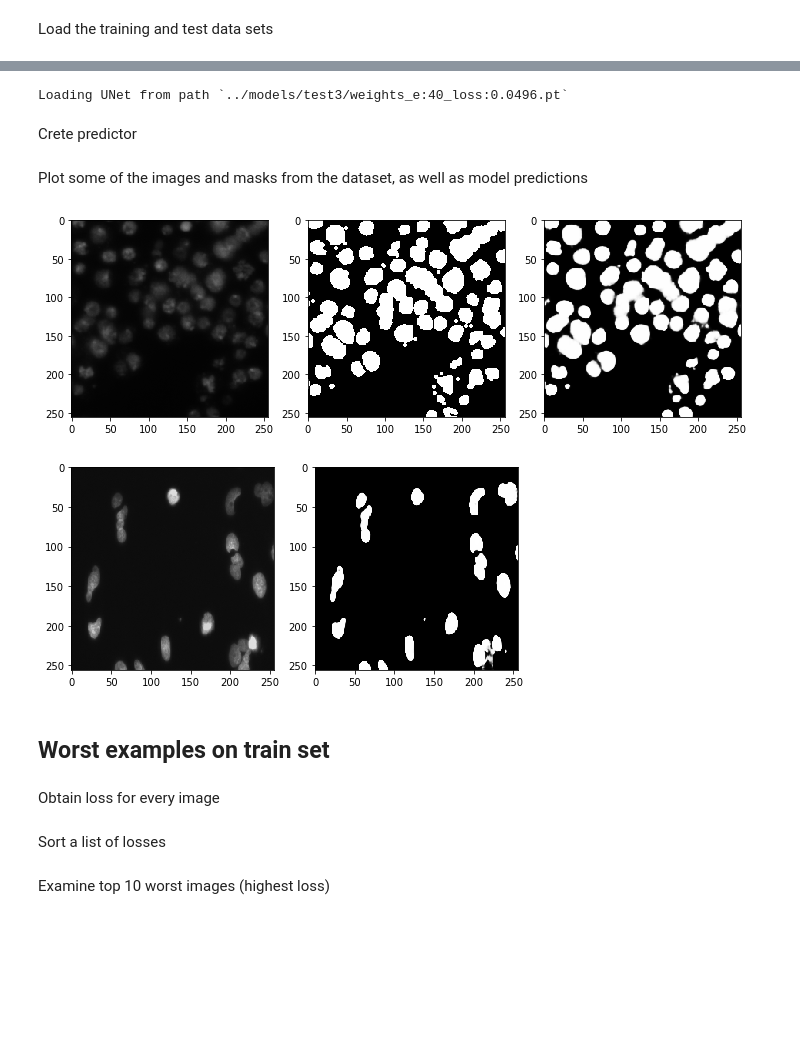
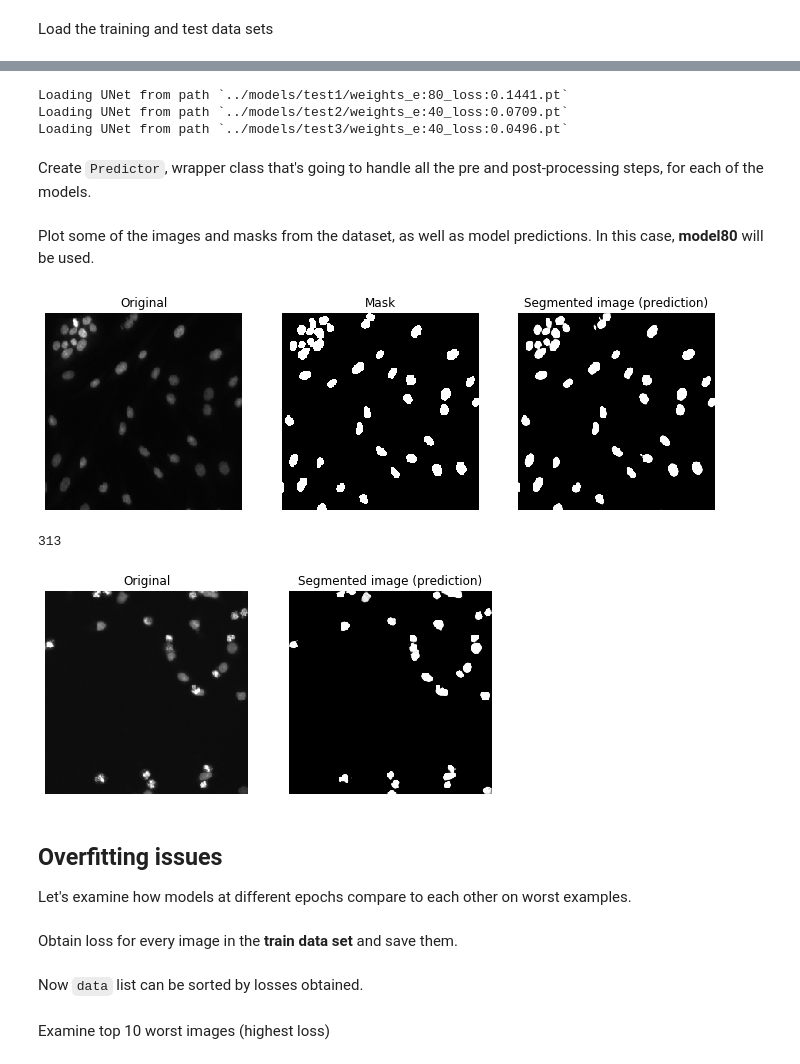
Before and after one commit to bvezilic/Nuclei-segmentation, a Jupyter notebook: notebooks/eval.ipynb, the cells around one changed output, grey strips where cells are left out. Cells and saved outputs as stored; diff of their text form; code cells hidden in the pictures; blank space fills up the shorter version.

Commit message:
Updated notebook and added test image.

```diff
--- a/notebooks/eval.ipynb
+++ b/notebooks/eval.ipynb
@@ -35,6 +38,8 @@ Load the pretrained model
 # %%
-model = UNet.load("../models/test3/weights_e:40_loss:0.0496.pt")
+model80 = UNet.load("../models/test1/weights_e:80_loss:0.1441.pt")
+model120 = UNet.load("../models/test2/weights_e:40_loss:0.0709.pt")
+model160 = UNet.load("../models/test3/weights_e:40_loss:0.0496.pt")
 # %% [output]
+Loading UNet from path `../models/test1/weights_e:80_loss:0.1441.pt`
+Loading UNet from path `../models/test2/weights_e:40_loss:0.0709.pt`
 Loading UNet from path `../models/test3/weights_e:40_loss:0.0496.pt`
-# %% [markdown]
-Crete predictor
@@ -43,32 +46,57 @@ predict = Predictor(model)
+# %% [markdown]
+Create `Predictor`, wrapper class that's going to handle all the pre and post-processing steps, for each of the models.
+# %%
+predict80 = Predictor(model80)
+predict120 = Predictor(model120)
+predict160 = Predictor(model160)
 # %% [markdown]
-Plot some of the images and masks from the dataset, as well as model predictions
+Plot some of the images and masks from the dataset, as well as model predictions. In this case, **model80** will be used.
 # %%
 idx = random.randint(0, len(train_dataset)-1)
 image, mask = train_dataset[idx]
 
-segmented = predict(image)
+segmented = predict80(image)
 
 fig, axes = plt.subplots(1, 3, figsize=(12, 10))
 axes[0].imshow(image)
-axes[1].imshow(mask, cmap="gray")
-axes[2].imshow(segmented, cmap="gray")
+axes[0].axis('off')
+axes[0].set_title('Original')
+
+axes[1].imshow(mask, cmap='gray')
+axes[1].axis('off')
+axes[1].set_title('Mask')
+
+axes[2].imshow(segmented, cmap='gray')
+axes[2].axis('off')
+axes[2].set_title('Segmented image (prediction)')
 
 plt.show()
 # %% [output]
-[figure, old version]
+[figure, new version]
+# %%
+print(idx)
+# %% [output]
+313
 # %%
 idx = random.randint(0, len(test_dataset)-1)
 image = test_dataset[idx]
 
-segmented = predict(image)
+segmented = predict80(image)
 
 fig, axes = plt.subplots(1, 2, figsize=(8, 10))
 axes[0].imshow(image)
-axes[1].imshow(segmented, cmap="gray")
+axes[0].axis('off')
+axes[0].set_title('Original')
+
+axes[1].imshow(segmented, cmap='gray')
+axes[1].axis('off')
+axes[1].set_title('Segmented image (prediction)')
 
 plt.show()
 # %% [output]
-[figure, old version]
+[figure, new version]
-# %% [markdown]
-## Worst examples on train set
+# %% [markdown]
+## Overfitting issues
+
+Let's examine how models at different epochs compare to each other on worst examples.
 # %%
@@ -85,5 +116,5 @@ def compute_loss(segmented, mask):
 
     return loss.item()
 # %% [markdown]
-Obtain loss for every image
+Obtain loss for every image in the **train data set** and save them.
 # %%
@@ -100,6 +131,6 @@ for i in tqdm(range(len(train_dataset))):
         "mask": mask,
         "idx": i
     })
-# %% [markdown]
-Sort a list of losses
+# %% [markdown]
+Now `data` list can be sorted by losses obtained.
 # %%
```
Also changed, not shown: parts of 20 cells of this notebook, 1 other file.
